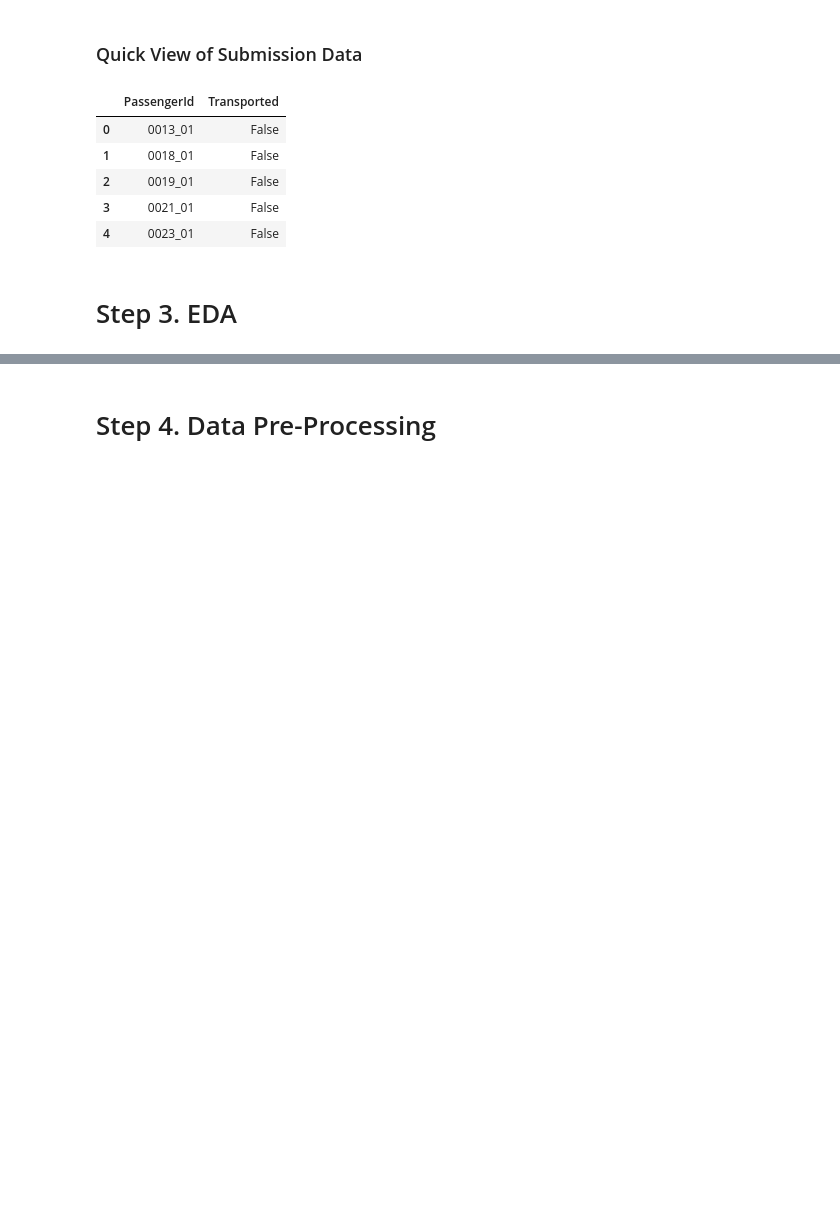
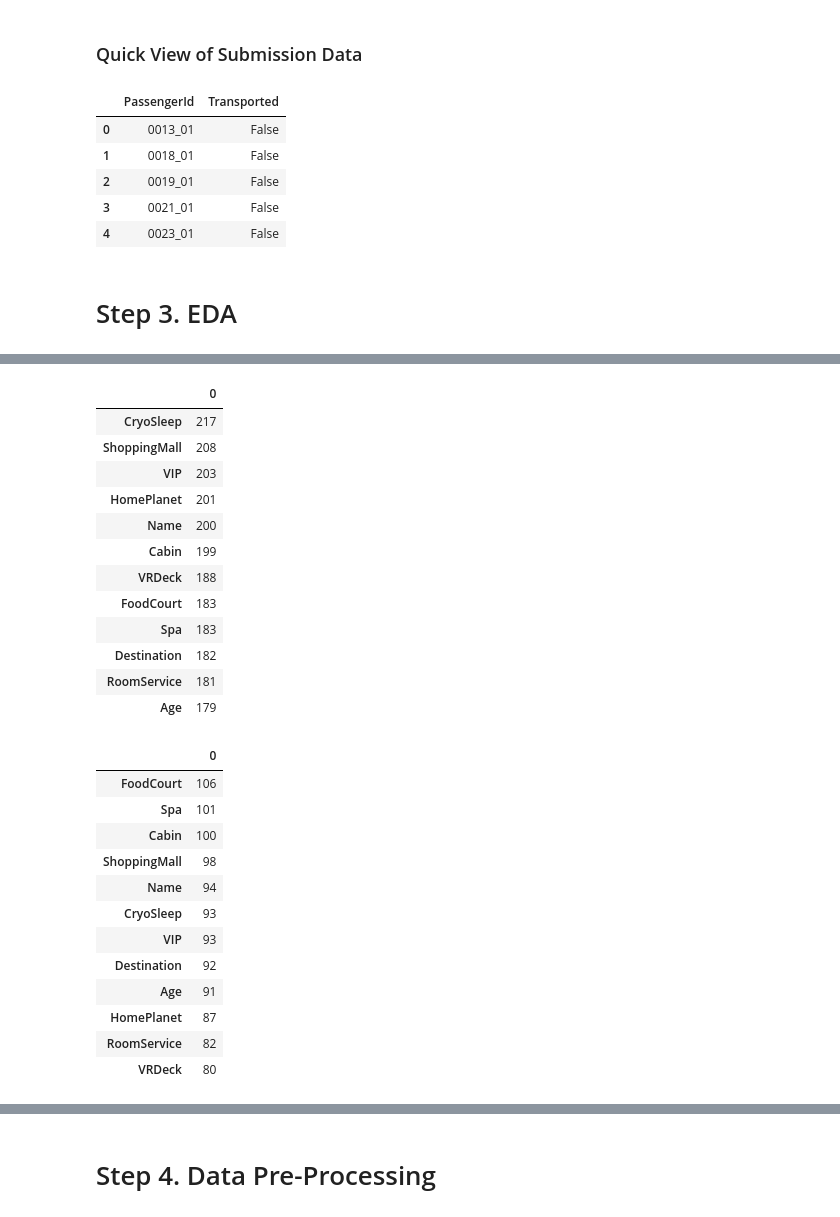
Before and after one commit to milhaud1201/Kaggle-study, a Jupyter notebook: spaceship-titanic/Spaceship-Titanic.ipynb, the cells around one changed output, grey strips where cells are left out. Drawn from its saved outputs; the diff is of its cells as text; code cells hidden in the pictures; blank space fills up the shorter version.

```diff
--- a/spaceship-titanic/Spaceship-Titanic.ipynb
+++ b/spaceship-titanic/Spaceship-Titanic.ipynb
@@ -210,0 +242,33 @@ submission.head()
+# %%
+train_null = pd.DataFrame(train.isna().sum()).sort_values(by=0 ,ascending=False)[:-1]
+display(train_null)
+
+test_null = pd.DataFrame(test.isna().sum()).sort_values(by=0 ,ascending=False)
+display(test_null)
+# %% [output]
+|  | 0 |
+| CryoSleep | 217 |
+| ShoppingMall | 208 |
+| VIP | 203 |
+| HomePlanet | 201 |
+| Name | 200 |
+| Cabin | 199 |
+| VRDeck | 188 |
+| FoodCourt | 183 |
+| Spa | 183 |
+| Destination | 182 |
+| RoomService | 181 |
+| Age | 179 |
+|  | 0 |
+| FoodCourt | 106 |
+| Spa | 101 |
+| Cabin | 100 |
+| ShoppingMall | 98 |
+| Name | 94 |
+| CryoSleep | 93 |
+| VIP | 93 |
+| Destination | 92 |
+| Age | 91 |
+| HomePlanet | 87 |
+| RoomService | 82 |
+| VRDeck | 80 |
```
Also changed, not shown: parts of 35 cells of this notebook.
